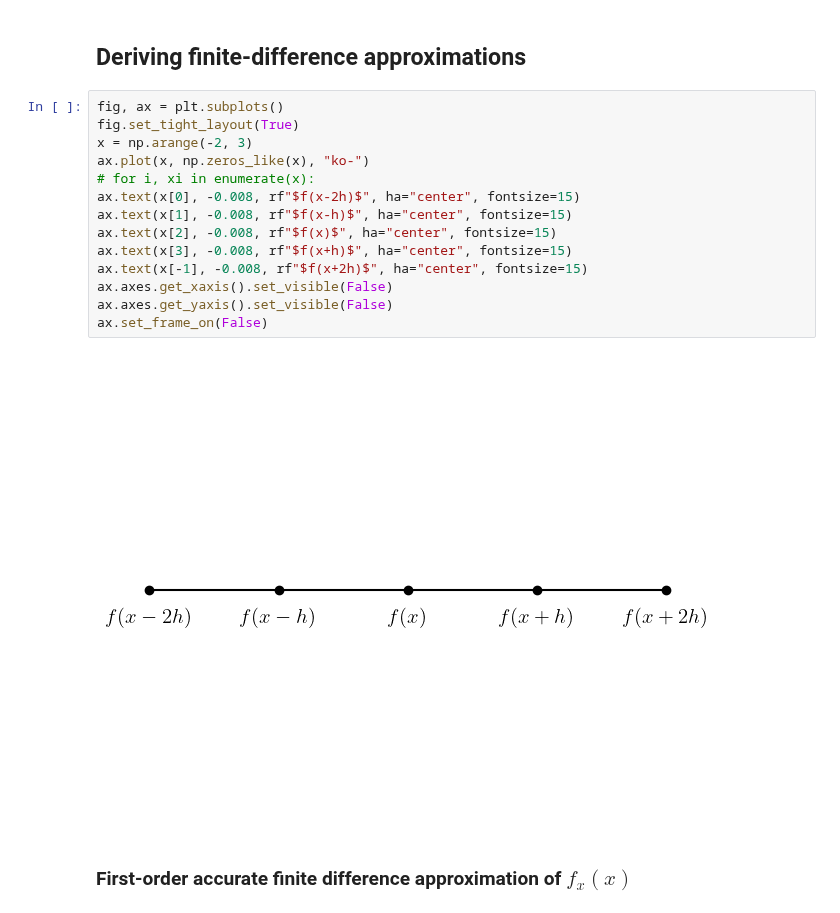
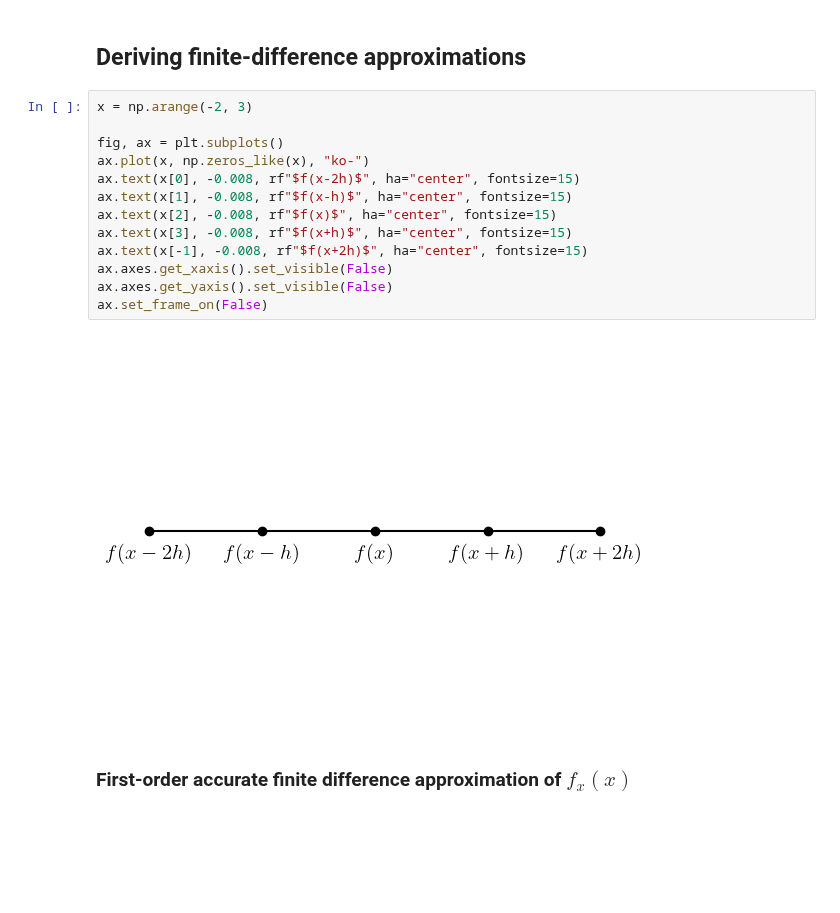
Before and after one commit to cpp-review-dune/python-pde, a Jupyter notebook: pde-book/notes-fda.ipynb, the cells around one changed output. Saved outputs shown, nothing was run; the diff lists cells and outputs as text; blank space fills up the shorter version.

```diff
--- a/pde-book/notes-fda.ipynb
+++ b/pde-book/notes-fda.ipynb
@@ -111,21 +114,20 @@ True
 # %% [markdown]
 ## Deriving finite-difference approximations
 # %%
+x = np.arange(-2, 3)
+
 fig, ax = plt.subplots()
-fig.set_tight_layout(True)
-x = np.arange(-2, 3)
 ax.plot(x, np.zeros_like(x), "ko-")
-# for i, xi in enumerate(x):
 ax.text(x[0], -0.008, rf"$f(x-2h)$", ha="center", fontsize=15)
 ax.text(x[1], -0.008, rf"$f(x-h)$", ha="center", fontsize=15)
 ax.text(x[2], -0.008, rf"$f(x)$", ha="center", fontsize=15)
 ax.text(x[3], -0.008, rf"$f(x+h)$", ha="center", fontsize=15)
 ax.text(x[-1], -0.008, rf"$f(x+2h)$", ha="center", fontsize=15)
 ax.axes.get_xaxis().set_visible(False)
 ax.axes.get_yaxis().set_visible(False)
 ax.set_frame_on(False)
 # %% [output]
-[figure, old version]
+[figure, new version]
 # %% [markdown]
 ### First-order accurate finite difference approximation of $f_{x}\left(x\right)$
 # %%
```
Also changed, not shown: parts of 8 cells of this notebook, 2 other files.
